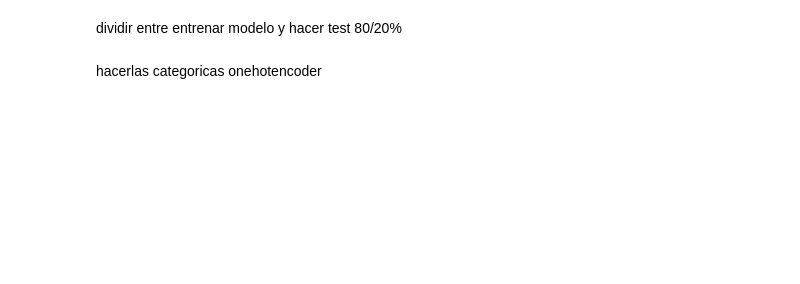
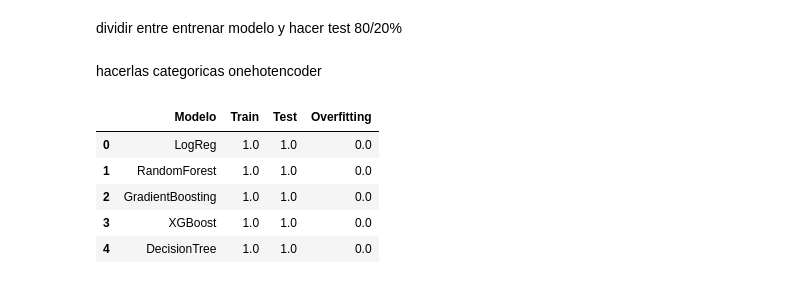
Before and after one commit to Bootcamp-DA-P2/DA-project-classification-Grupo-1, a Jupyter notebook: notebooks/02_modelo_clasificacion.ipynb, the cells around one changed output. Cells and saved outputs as stored; diff of their text form; code cells hidden in the pictures; blank space fills up the shorter version.

```diff
--- a/notebooks/02_modelo_clasificacion.ipynb
+++ b/notebooks/02_modelo_clasificacion.ipynb
@@ -121,0 +65,33 @@ results
+# %%
+results = []
+
+le = LabelEncoder()
+
+y_train_enc = le.fit_transform(y_train)
+y_test_enc = le.transform(y_test)
+
+for name, model in models.items():
+
+    pipe = build_pipeline(model)
+
+    pipe.fit(X_train, y_train_enc)
+
+    train_acc = pipe.score(X_train, y_train_enc)
+    test_acc = pipe.score(X_test, y_test_enc)
+
+    results.append({
+        "Modelo": name,
+        "Train": train_acc,
+        "Test": test_acc,
+        "Overfitting": train_acc - test_acc
+    })
+
+results_df = pd.DataFrame(results).sort_values("Test", ascending=False)
+results_df
+# %% [output]
+|  | Modelo | Train | Test | Overfitting |
+| 0 | LogReg | 1.0 | 1.0 | 0.0 |
+| 1 | RandomForest | 1.0 | 1.0 | 0.0 |
+| 2 | GradientBoosting | 1.0 | 1.0 | 0.0 |
+| 3 | XGBoost | 1.0 | 1.0 | 0.0 |
+| 4 | DecisionTree | 1.0 | 1.0 | 0.0 |
```
Also changed, not shown: parts of 14 cells of this notebook.
